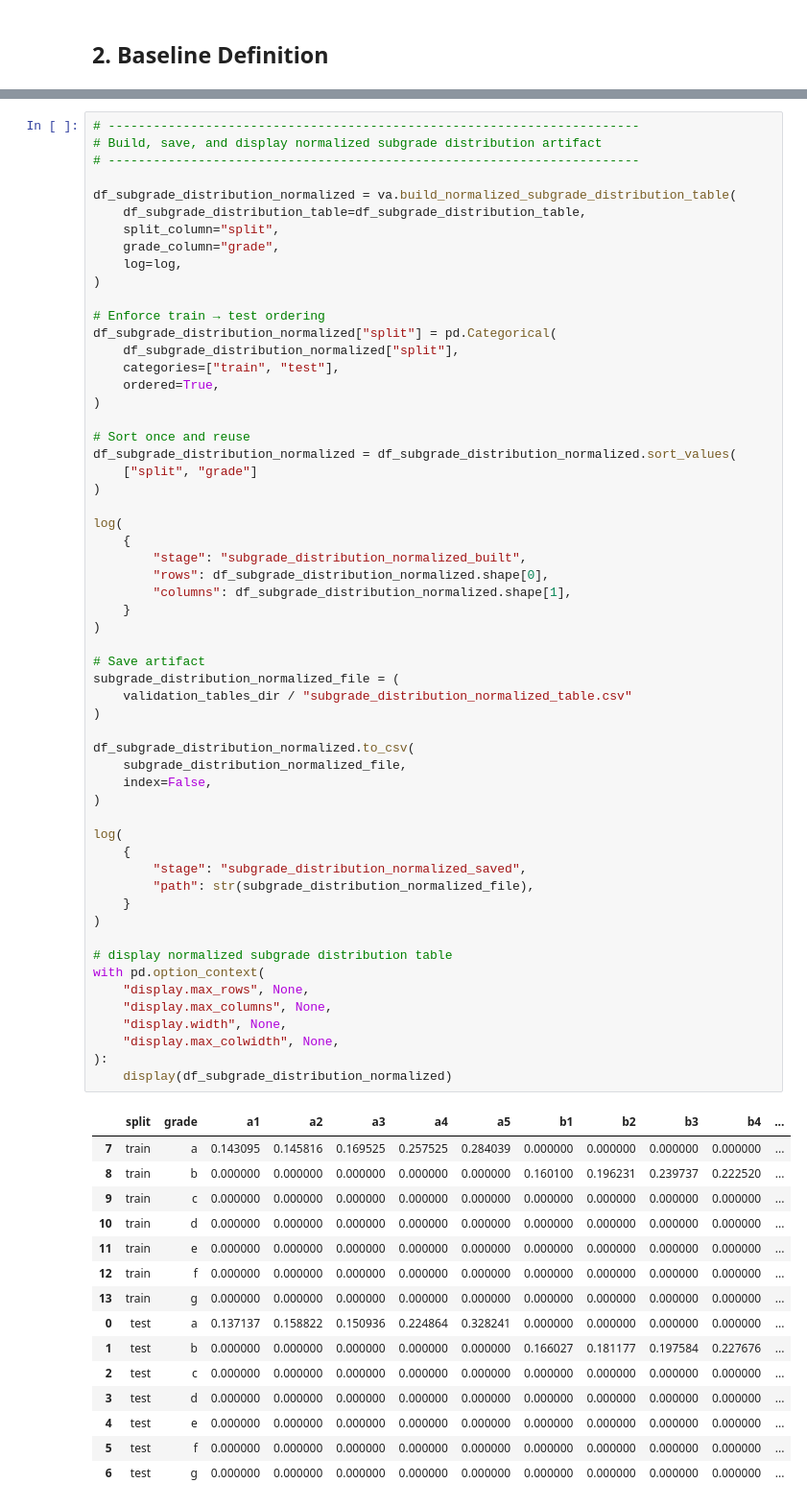
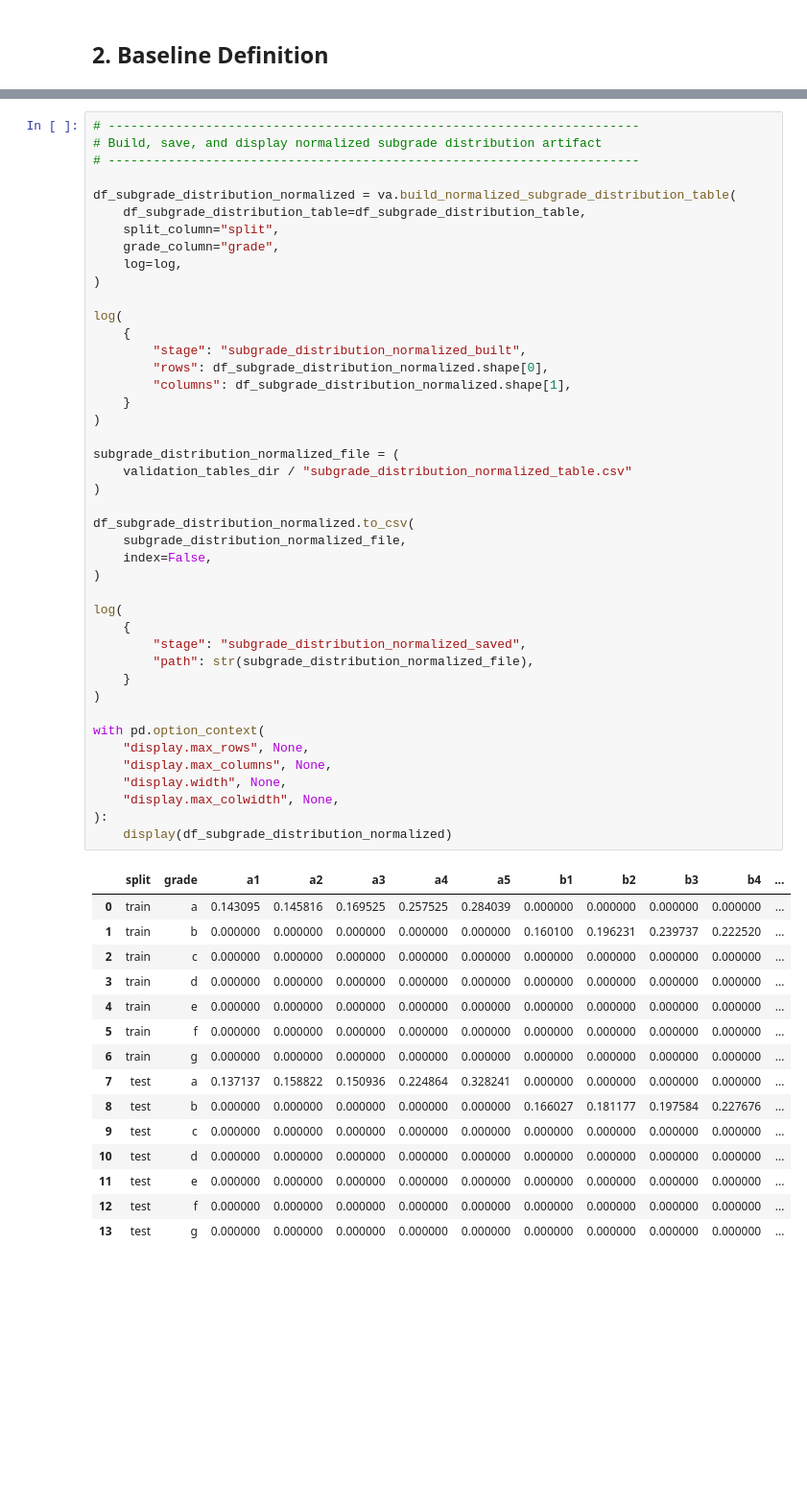
Before and after one commit to Mister-Sippi/loans-at-risk-capturing-default, a Jupyter notebook: notebooks/04_validation.ipynb, the cells around one changed output, grey strips where cells are left out. Shown at 96% size. Cells and saved outputs as stored; diff of their text form; blank space fills up the shorter version.

```diff
--- a/notebooks/04_validation.ipynb
+++ b/notebooks/04_validation.ipynb
@@ -808,67 +714,53 @@ df_subgrade_distribution_normalized = va.build_normalized_subgrade_distribution_
     log=log,
 )
 
-# Enforce train → test ordering
-df_subgrade_distribution_normalized["split"] = pd.Categorical(
-    df_subgrade_distribution_normalized["split"],
-    categories=["train", "test"],
-    ordered=True,
-)
-
-# Sort once and reuse
-df_subgrade_distribution_normalized = df_subgrade_distribution_normalized.sort_values(
-    ["split", "grade"]
-)
-
 log(
     {
         "stage": "subgrade_distribution_normalized_built",
         "rows": df_subgrade_distribution_normalized.shape[0],
         "columns": df_subgrade_distribution_normalized.shape[1],
     }
 )
 
-# Save artifact
 subgrade_distribution_normalized_file = (
     validation_tables_dir / "subgrade_distribution_normalized_table.csv"
 )
 
 df_subgrade_distribution_normalized.to_csv(
     subgrade_distribution_normalized_file,
     index=False,
 )
 
 log(
     {
         "stage": "subgrade_distribution_normalized_saved",
         "path": str(subgrade_distribution_normalized_file),
     }
 )
 
-# display normalized subgrade distribution table
 with pd.option_context(
     "display.max_rows", None,
     "display.max_columns", None,
     "display.width", None,
     "display.max_colwidth", None,
 ):
     display(df_subgrade_distribution_normalized)
 # %% [output]
 |  | split | grade | a1 | a2 | a3 | a4 | a5 | b1 | b2 | b3 | b4 | ... |
-| 7 | train | a | 0.143095 | 0.145816 | 0.169525 | 0.257525 | 0.284039 | 0.000000 | 0.000000 | 0.000000 | 0.000000 | ... |
-| 8 | train | b | 0.000000 | 0.000000 | 0.000000 | 0.000000 | 0.000000 | 0.160100 | 0.196231 | 0.239737 | 0.222520 | ... |
-| 9 | train | c | 0.000000 | 0.000000 | 0.000000 | 0.000000 | 0.000000 | 0.000000 | 0.000000 | 0.000000 | 0.000000 | ... |
-| 10 | train | d | 0.000000 | 0.000000 | 0.000000 | 0.000000 | 0.000000 | 0.000000 | 0.000000 | 0.000000 | 0.000000 | ... |
-| 11 | train | e | 0.000000 | 0.000000 | 0.000000 | 0.000000 | 0.000000 | 0.000000 | 0.000000 | 0.000000 | 0.000000 | ... |
-| 12 | train | f | 0.000000 | 0.000000 | 0.000000 | 0.000000 | 0.000000 | 0.000000 | 0.000000 | 0.000000 | 0.000000 | ... |
-| 13 | train | g | 0.000000 | 0.000000 | 0.000000 | 0.000000 | 0.000000 | 0.000000 | 0.000000 | 0.000000 | 0.000000 | ... |
-| 0 | test | a | 0.137137 | 0.158822 | 0.150936 | 0.224864 | 0.328241 | 0.000000 | 0.000000 | 0.000000 | 0.000000 | ... |
-| 1 | test | b | 0.000000 | 0.000000 | 0.000000 | 0.000000 | 0.000000 | 0.166027 | 0.181177 | 0.197584 | 0.227676 | ... |
-| 2 | test | c | 0.000000 | 0.000000 | 0.000000 | 0.000000 | 0.000000 | 0.000000 | 0.000000 | 0.000000 | 0.000000 | ... |
-| 3 | test | d | 0.000000 | 0.000000 | 0.000000 | 0.000000 | 0.000000 | 0.000000 | 0.000000 | 0.000000 | 0.000000 | ... |
-| 4 | test | e | 0.000000 | 0.000000 | 0.000000 | 0.000000 | 0.000000 | 0.000000 | 0.000000 | 0.000000 | 0.000000 | ... |
-| 5 | test | f | 0.000000 | 0.000000 | 0.000000 | 0.000000 | 0.000000 | 0.000000 | 0.000000 | 0.000000 | 0.000000 | ... |
-| 6 | test | g | 0.000000 | 0.000000 | 0.000000 | 0.000000 | 0.000000 | 0.000000 | 0.000000 | 0.000000 | 0.000000 | ... |
+| 0 | train | a | 0.143095 | 0.145816 | 0.169525 | 0.257525 | 0.284039 | 0.000000 | 0.000000 | 0.000000 | 0.000000 | ... |
+| 1 | train | b | 0.000000 | 0.000000 | 0.000000 | 0.000000 | 0.000000 | 0.160100 | 0.196231 | 0.239737 | 0.222520 | ... |
+| 2 | train | c | 0.000000 | 0.000000 | 0.000000 | 0.000000 | 0.000000 | 0.000000 | 0.000000 | 0.000000 | 0.000000 | ... |
+| 3 | train | d | 0.000000 | 0.000000 | 0.000000 | 0.000000 | 0.000000 | 0.000000 | 0.000000 | 0.000000 | 0.000000 | ... |
+| 4 | train | e | 0.000000 | 0.000000 | 0.000000 | 0.000000 | 0.000000 | 0.000000 | 0.000000 | 0.000000 | 0.000000 | ... |
+| 5 | train | f | 0.000000 | 0.000000 | 0.000000 | 0.000000 | 0.000000 | 0.000000 | 0.000000 | 0.000000 | 0.000000 | ... |
+| 6 | train | g | 0.000000 | 0.000000 | 0.000000 | 0.000000 | 0.000000 | 0.000000 | 0.000000 | 0.000000 | 0.000000 | ... |
+| 7 | test | a | 0.137137 | 0.158822 | 0.150936 | 0.224864 | 0.328241 | 0.000000 | 0.000000 | 0.000000 | 0.000000 | ... |
+| 8 | test | b | 0.000000 | 0.000000 | 0.000000 | 0.000000 | 0.000000 | 0.166027 | 0.181177 | 0.197584 | 0.227676 | ... |
+| 9 | test | c | 0.000000 | 0.000000 | 0.000000 | 0.000000 | 0.000000 | 0.000000 | 0.000000 | 0.000000 | 0.000000 | ... |
+| 10 | test | d | 0.000000 | 0.000000 | 0.000000 | 0.000000 | 0.000000 | 0.000000 | 0.000000 | 0.000000 | 0.000000 | ... |
+| 11 | test | e | 0.000000 | 0.000000 | 0.000000 | 0.000000 | 0.000000 | 0.000000 | 0.000000 | 0.000000 | 0.000000 | ... |
+| 12 | test | f | 0.000000 | 0.000000 | 0.000000 | 0.000000 | 0.000000 | 0.000000 | 0.000000 | 0.000000 | 0.000000 | ... |
+| 13 | test | g | 0.000000 | 0.000000 | 0.000000 | 0.000000 | 0.000000 | 0.000000 | 0.000000 | 0.000000 | 0.000000 | ... |
 # %%
 # --------------------------------------------------------
 # Build, save, and display normalized subgrade distribution figure
```
Also changed, not shown: parts of 47 cells of this notebook, 42 other files.
